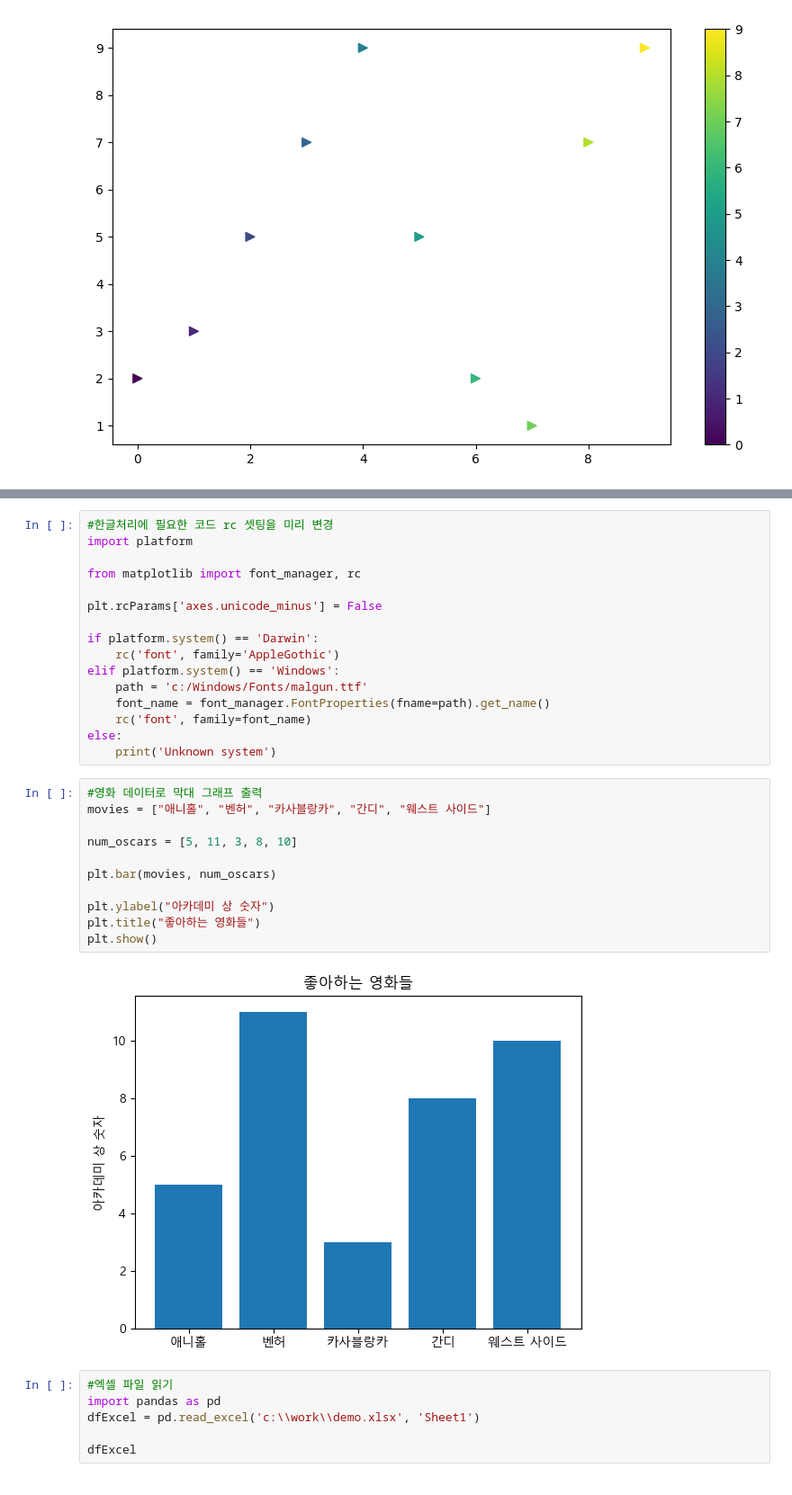
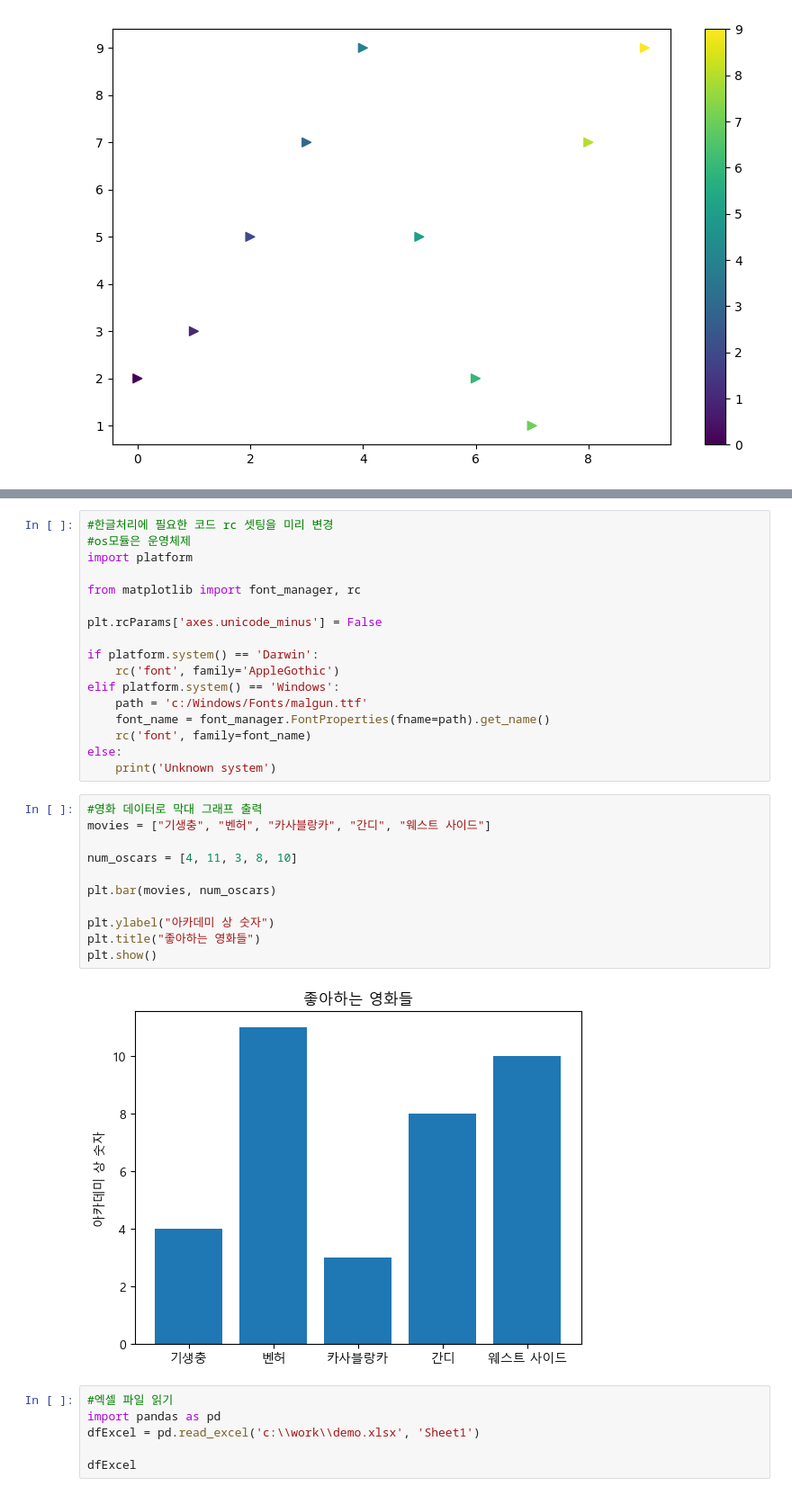
Before and after one commit to papasmf1/python250318, a Jupyter notebook: Pandas06_matplotlib으로차트그리기.ipynb, the cells around one changed output, grey strips where cells are left out. Shown at 90% size. Cells and saved outputs as stored; diff of their text form.

```diff
--- a/Pandas06_matplotlib으로차트그리기.ipynb
+++ b/Pandas06_matplotlib으로차트그리기.ipynb
@@ -88,5 +90,6 @@ plt.show()
 # %%
 #한글처리에 필요한 코드 rc 셋팅을 미리 변경
+#os모듈은 운영체제
 import platform
 
 from matplotlib import font_manager, rc
@@ -103,17 +106,17 @@ else:
     print('Unknown system')
 # %%
 #영화 데이터로 막대 그래프 출력
-movies = ["애니홀", "벤허", "카사블랑카", "간디", "웨스트 사이드"]
+movies = ["기생충", "벤허", "카사블랑카", "간디", "웨스트 사이드"]
 
-num_oscars = [5, 11, 3, 8, 10]
+num_oscars = [4, 11, 3, 8, 10]
 
 plt.bar(movies, num_oscars)
 
 plt.ylabel("아카데미 상 숫자")
 plt.title("좋아하는 영화들")
 plt.show()
 # %% [output]
-[figure, old version]
+[figure, new version]
 # %%
 #엑셀 파일 읽기
 import pandas as pd
```
Also changed, not shown: parts of 7 cells of this notebook.
